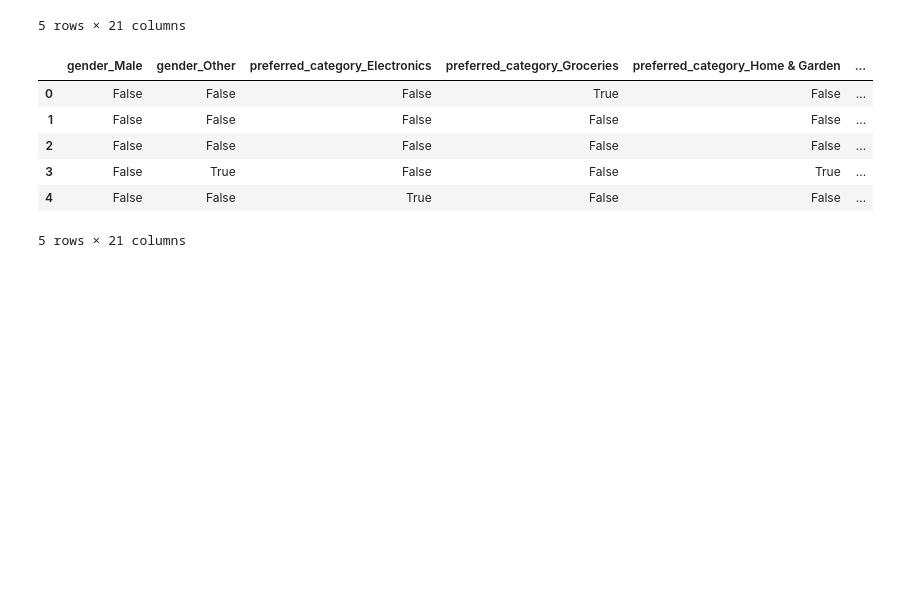
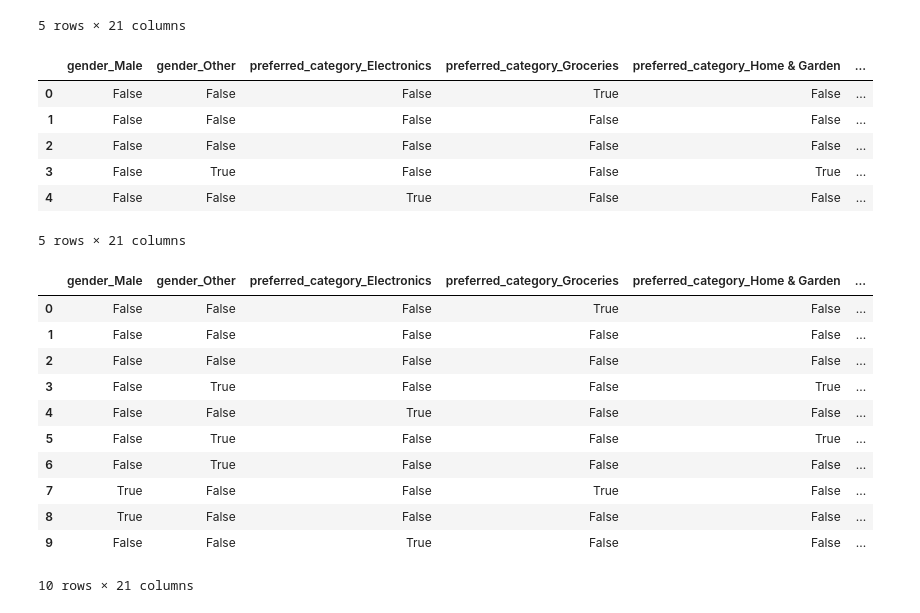
Before and after one commit to AThompson04/customer-segmentation, a Jupyter notebook: notebooks/model.ipynb, the cells around one changed output. Saved outputs shown, nothing was run; the diff lists cells and outputs as text; code cells hidden in the pictures; blank space fills up the shorter version.

```diff
--- a/notebooks/model.ipynb
+++ b/notebooks/model.ipynb
@@ -78,6 +78,7 @@ clusters.head()
 | 4 | 2 |
 # %%
 df_seg = pd.concat([df,clusters], axis=1)
+df_seg.rename(columns={0: 'cluster'}, inplace=True)
 df_seg.head()
 # %% [output]
 |  | Scaledage | Scaledincome | Scaledspending_score | Scaledpurchase_frequency | Scaledlast_purchase_amount | ... |
@@ -110,0 +106,15 @@ summary = df_seg.groupby("0").agg(
+# %%
+df_seg.head(10)
+# %% [output]
+|  | gender_Male | gender_Other | preferred_category_Electronics | preferred_category_Groceries | preferred_category_Home & Garden | ... |
+| 0 | False | False | False | True | False | ... |
+| 1 | False | False | False | False | False | ... |
+| 2 | False | False | False | False | False | ... |
+| 3 | False | True | False | False | True | ... |
+| 4 | False | False | True | False | False | ... |
+| 5 | False | True | False | False | True | ... |
+| 6 | False | True | False | False | False | ... |
+| 7 | True | False | False | True | False | ... |
+| 8 | True | False | False | False | False | ... |
+| 9 | False | False | True | False | False | ... |
+10 rows × 21 columns
```
Also changed, not shown: parts of 7 cells of this notebook.
